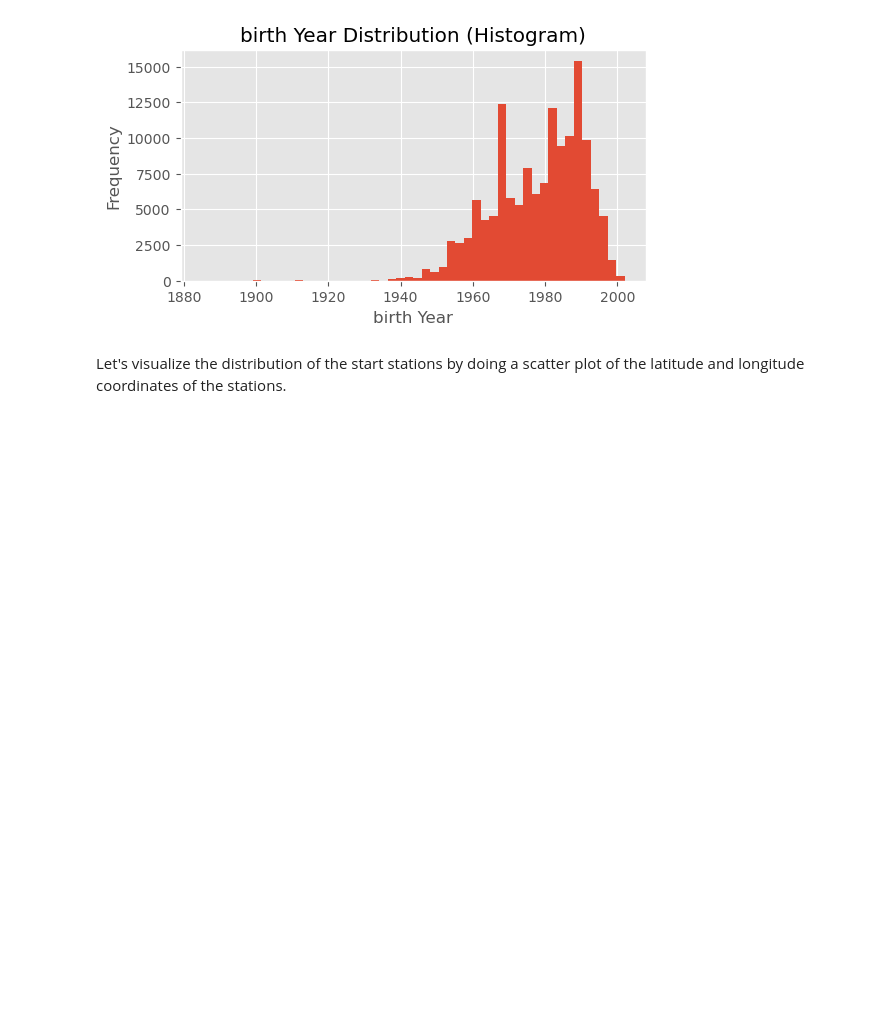
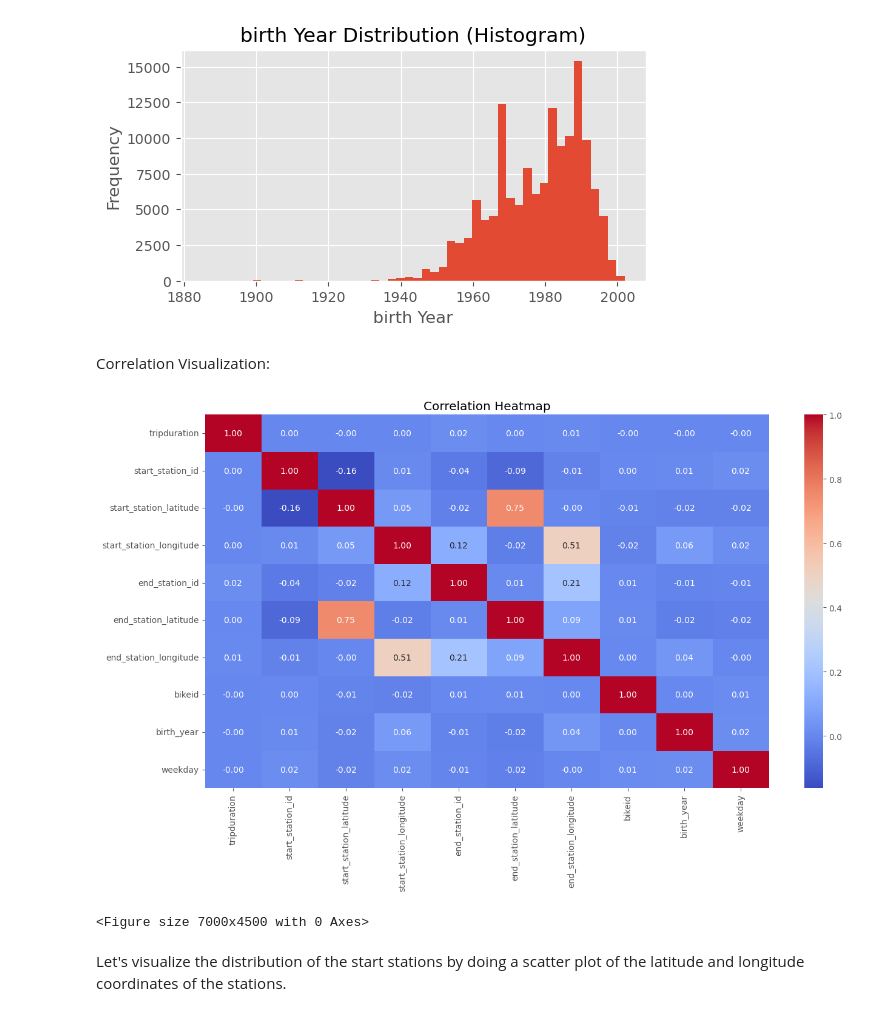
Before and after one commit to IlaAmini/Business-Analytics, a Jupyter notebook: main.ipynb, the cells around one changed output. Saved outputs shown, nothing was run; the diff lists cells and outputs as text; code cells hidden in the pictures; blank space fills up the shorter version.

Commit message:
more on data-visualizatons and prep

```diff
--- a/main.ipynb
+++ b/main.ipynb
@@ -36,8 +46,10 @@ To Do:
 # %% [markdown]
 Read the dataset from the CSV file
 # %%
+file_path = 'Trips_subset.csv'
+
 # read the existing subset of the data
-df = DataLoader.read_data('Trips_subset.csv')
+df = DataLoader.read_data(file_path)
 # Display few variables
 df.head(8).T
 # %% [output]
@@ -149,9 +178,24 @@ available values (classes) for the gender column = ['Subscriber' 'Customer']
 Mayeb add columns showing: 1-the trip time duration,  2-having the 'tripduration' column, compute the speed.
 # %%
 # Convert a datetime column to datetime data type
-df['starttime'] = pd.to_datetime(df['starttime'])
-df['stoptime'] = pd.to_datetime(df['stoptime'])
+df['starttime'] = pd.to_datetime(df['starttime'], format="%Y-%m-%d %H:%M:%S.%f")
+df['stoptime'] = pd.to_datetime(df['stoptime'], format="%Y-%m-%d %H:%M:%S.%f")
 
 # convert gender and usertype into category
 df['gender'] = df['gender'].astype('category')
 df['usertype'] = df['usertype'].astype('category')
+
+# Convert tripduration from seconds to minutes
+df['tripduration'] = df['tripduration'] / 60
+
+# Getting the weekdays
+df['weekday'] = [d.weekday() for d in df['starttime']]
+
+# Setting the 'starttime' as index
+df=df.set_index('starttime')
+
+# Dropping the column Unnamed
+df = df.drop(['Unnamed: 0'], axis=1)
+
+# show data
+df.head()
@@ -234,6 +272,28 @@ plt.title('birth Year Distribution (Histogram)')
 plt.show()
 # %% [output]
 [figure]
+# %% [markdown]
+Correlation Visualization:
+# %%
+# before computing the correlation matrix is important to ensure that the variable scales are the same!
+# re-scalling
+
+
+# feature selection (get only numerical columns)
+numerical_cols = df.select_dtypes(include=['int64', 'float64']).columns.tolist()
+numerical_features = df[numerical_cols]
+
+# Calculate the correlation matrix
+correlation_matrix = numerical_features.corr()
+
+# Create a heatmap using Seaborn
+sns.heatmap(correlation_matrix, annot=True, cmap='coolwarm', fmt=".2f")
+plt.title('Correlation Heatmap')
+plt.figure(figsize=(70, 45))
+plt.show()
+# %% [output]
+[figure, added]
+<Figure size 7000x4500 with 0 Axes>
 # %% [markdown]
 Let's visualize the distribution of the start stations by doing a scatter plot of the latitude and longitude coordinates of the stations.
 # %%
```
Also changed, not shown: parts of 9 cells of this notebook.
